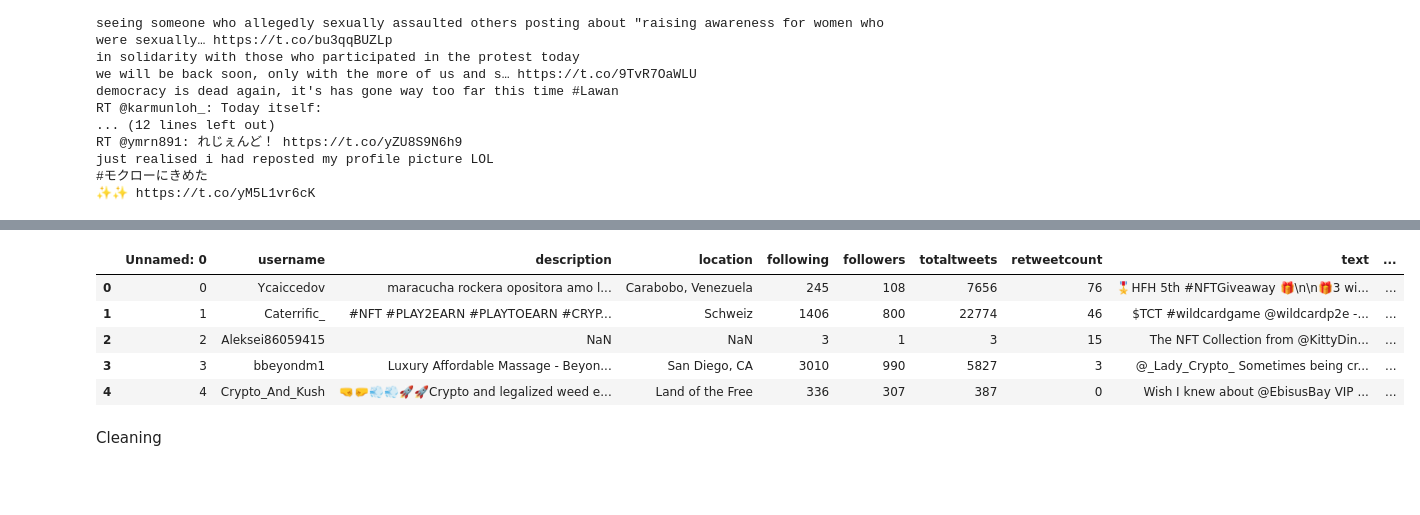
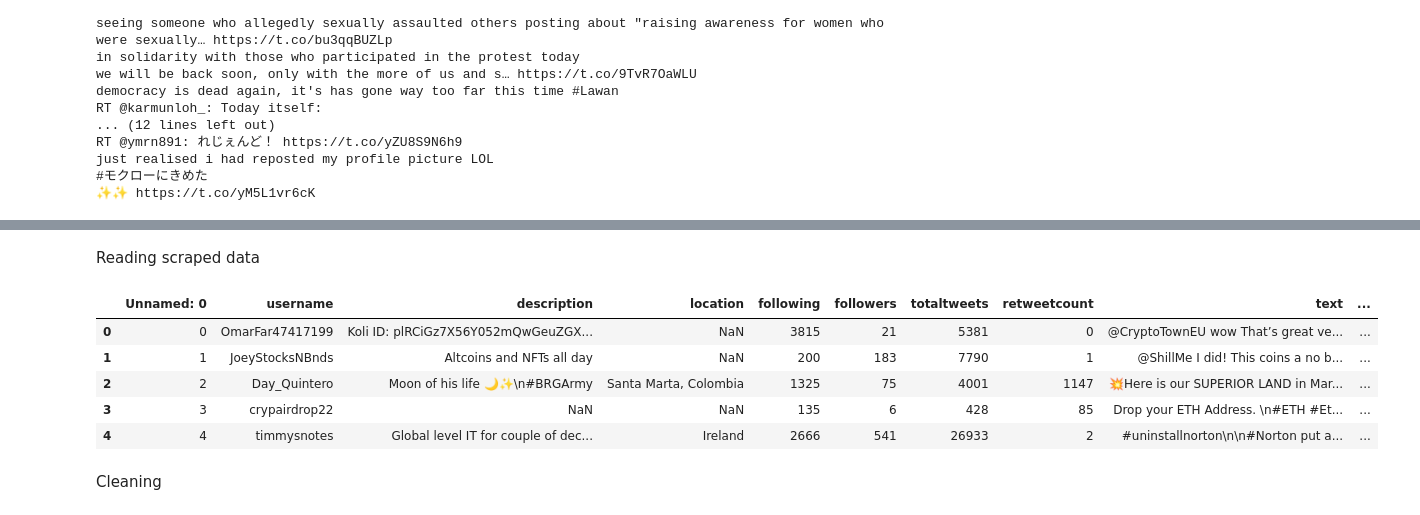
Before and after one commit to lobakk/FIT3161, a Jupyter notebook: fit3162.ipynb, the cells around one changed output, grey strips where cells are left out. Drawn from its saved outputs; the diff is of its cells as text; code cells hidden in the pictures; blank space fills up the shorter version.

```diff
--- a/fit3162.ipynb
+++ b/fit3162.ipynb
@@ -182,15 +163,17 @@ AttributeError: 'NoneType' object has no attribute 'head'
+# %% [markdown]
+Reading scraped data
 # %%
-hashtag = pd.read_csv(r"C:\Users\User\Documents\C2001\FIT3161_3162\FIT3161\scraped_tweets.csv")
+hashtag = pd.read_csv(r"C:\Users\User\Documents\C2001\FIT3161_3162\FIT3161\scraped_hashtag_tweets_2022-01--09.csv")
 # df_eth.columns = df_eth.iloc[0]
 # df_eth.drop(df_eth.index[[0, 1]], inplace=True)
 hashtag.head()
 # %% [output]
 |  | Unnamed: 0 | username | description | location | following | followers | totaltweets | retweetcount | text | ... |
-| 0 | 0 | Ycaiccedov | maracucha rockera opositora amo l... | Carabobo, Venezuela | 245 | 108 | 7656 | 76 | 🎖️HFH 5th #NFTGiveaway 🎁\n\n🎁3 wi... | ... |
-| 1 | 1 | Caterrific_ | #NFT #PLAY2EARN #PLAYTOEARN #CRYP... | Schweiz | 1406 | 800 | 22774 | 46 | $TCT #wildcardgame @wildcardp2e -... | ... |
-| 2 | 2 | Aleksei86059415 | NaN | NaN | 3 | 1 | 3 | 15 | The NFT Collection from @KittyDin... | ... |
-| 3 | 3 | bbeyondm1 | Luxury Affordable Massage - Beyon... | San Diego, CA | 3010 | 990 | 5827 | 3 | @_Lady_Crypto_ Sometimes being cr... | ... |
-| 4 | 4 | Crypto_And_Kush | 🤜🤛💨💨🚀🚀Crypto and legalized weed e... | Land of the Free | 336 | 307 | 387 | 0 | Wish I knew about @EbisusBay VIP ... | ... |
+| 0 | 0 | OmarFar47417199 | Koli ID: plRCiGz7X56Y052mQwGeuZGX... | NaN | 3815 | 21 | 5381 | 0 | @CryptoTownEU wow That’s great ve... | ... |
+| 1 | 1 | JoeyStocksNBnds | Altcoins and NFTs all day | NaN | 200 | 183 | 7790 | 1 | @ShillMe I did! This coins a no b... | ... |
+| 2 | 2 | Day_Quintero | Moon of his life 🌙✨\n#BRGArmy | Santa Marta, Colombia | 1325 | 75 | 4001 | 1147 | 💥Here is our SUPERIOR LAND in Mar... | ... |
+| 3 | 3 | crypairdrop22 | NaN | NaN | 135 | 6 | 428 | 85 | Drop your ETH Address. \n#ETH #Et... | ... |
+| 4 | 4 | timmysnotes | Global level IT for couple of dec... | Ireland | 2666 | 541 | 26933 | 2 | #uninstallnorton\n\n#Norton put a... | ... |
 # %% [markdown]
 Cleaning
 # %%
```
Also changed, not shown: parts of 53 cells of this notebook.
